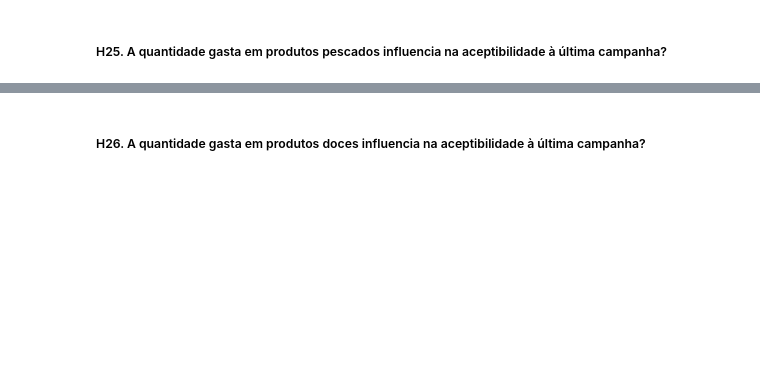
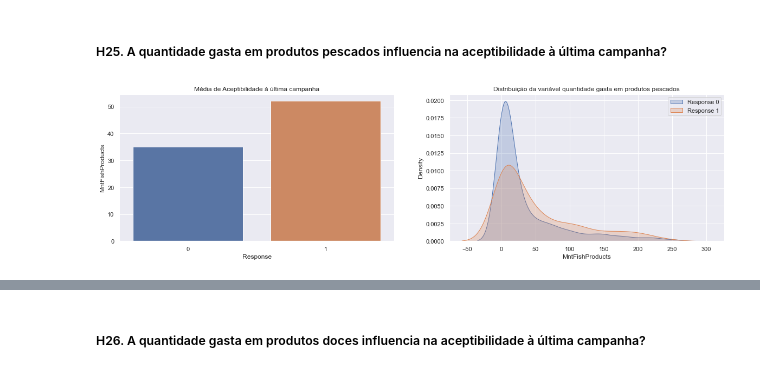
Before and after one commit to gustavolenin/Projeto-de-Marketing---Ifood, a Jupyter notebook: notebook/projeto_marketing.ipynb, the cells around one changed output, grey strips where cells are left out. Cells and saved outputs as stored; diff of their text form; code cells hidden in the pictures; blank space fills up the shorter version.

```diff
--- a/notebook/projeto_marketing.ipynb
+++ b/notebook/projeto_marketing.ipynb
@@ -918,2 +956,16 @@ Verificamos que:
 # %% [markdown]
 ##### H25. A quantidade gasta em produtos pescados influencia na aceptibilidade à última campanha?
+# %%
+plt.figure(figsize=(20,5))
+plt.subplot(1, 2, 1)
+sns.barplot(x=data.groupby('Response').MntFishProducts.mean().index,y=data.groupby('Response').MntFishProducts.mean().values);
+plt.title('Média de Aceptibilidade à última campanha');
+plt.ylabel('MntFishProducts');
+
+plt.subplot(1, 2, 2)
+sns.kdeplot(data[data.Response == 0].MntFishProducts,label='Response 0',shade=True);
+sns.kdeplot(data[data.Response == 1].MntFishProducts,label='Response 1',shade=True);
+plt.title('Distribuição da variável quantidade gasta em produtos pescados')
+plt.legend();
+# %% [output]
+[figure, added]
```
Also changed, not shown: parts of 11 cells of this notebook.
